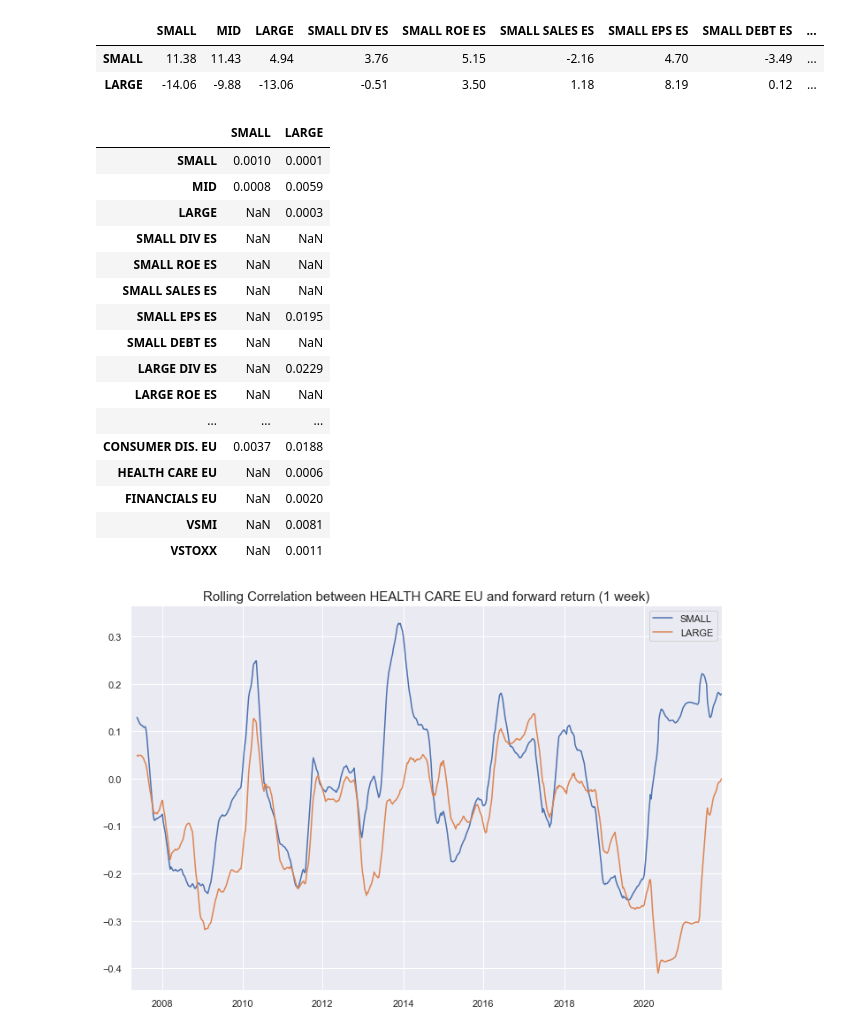
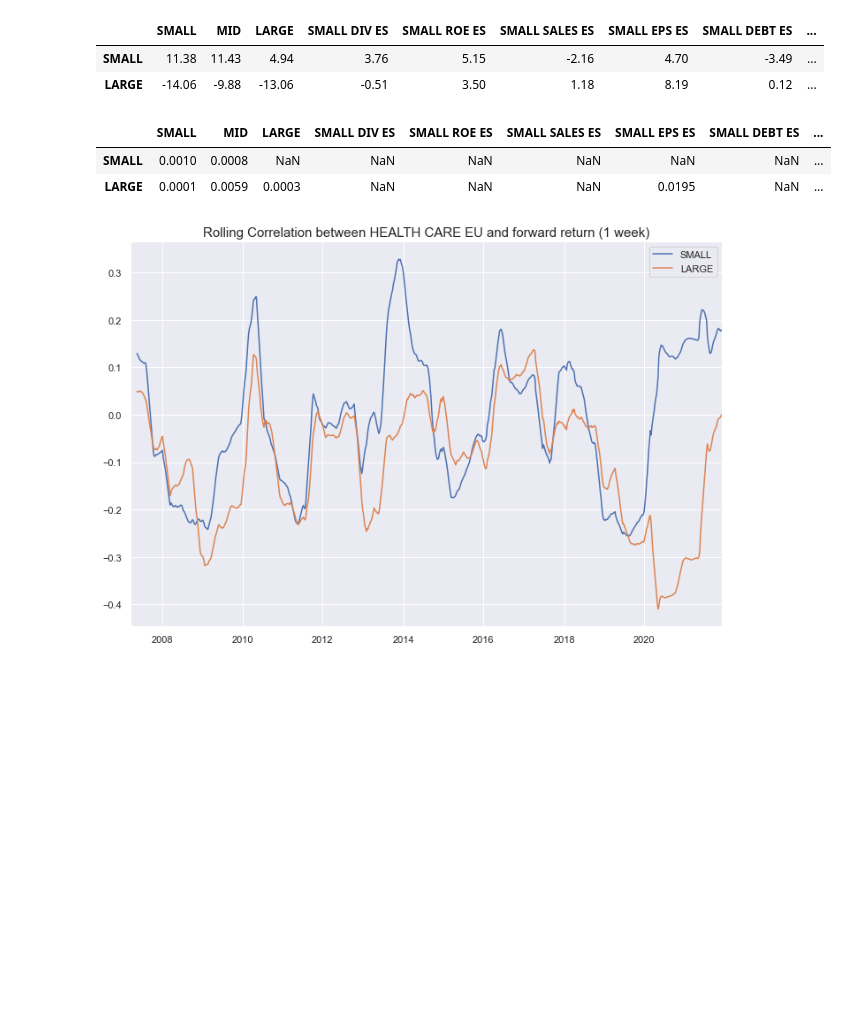
Before and after one commit to lacoupe/BCVS, a Jupyter notebook: SW/size/size.ipynb, the cells around one changed output. Cells and saved outputs as stored; diff of their text form; code cells hidden in the pictures; blank space fills up the shorter version.

```diff
--- a/SW/size/size.ipynb
+++ b/SW/size/size.ipynb
@@ -115,34 +115,20 @@ df_features_corr.round(4) * 100
 # %%
 import statsmodels.api as sm
 
 df_features_stat = pd.DataFrame(index=target_weekly_returns.columns)
 for feature in features_weekly_returns:
     for target in target_weekly_returns:
         endog = target_weekly_returns[target].shift(-1)[1:-1]
         exog = features_weekly_returns[feature][1:-1].fillna(method='ffill')
         model = sm.OLS(endog, exog, missing='raise')
         results = model.fit()
 
         df_features_stat.at[target, feature] = results.pvalues.values
-df_features_stat[df_features_stat < 0.05].round(4).T
+df_features_stat[df_features_stat < 0.05].round(4)
 # %% [output]
-|  | SMALL | LARGE |
-| SMALL | 0.0010 | 0.0001 |
-| MID | 0.0008 | 0.0059 |
-| LARGE | NaN | 0.0003 |
-| SMALL DIV ES | NaN | NaN |
-| SMALL ROE ES | NaN | NaN |
-| SMALL SALES ES | NaN | NaN |
-| SMALL EPS ES | NaN | 0.0195 |
-| SMALL DEBT ES | NaN | NaN |
-| LARGE DIV ES | NaN | 0.0229 |
-| LARGE ROE ES | NaN | NaN |
-| ... | ... | ... |
-| CONSUMER DIS. EU | 0.0037 | 0.0188 |
-| HEALTH CARE EU | NaN | 0.0006 |
-| FINANCIALS EU | NaN | 0.0020 |
-| VSMI | NaN | 0.0081 |
-| VSTOXX | NaN | 0.0011 |
+|  | SMALL | MID | LARGE | SMALL DIV ES | SMALL ROE ES | SMALL SALES ES | SMALL EPS ES | SMALL DEBT ES | ... |
+| SMALL | 0.0010 | 0.0008 | NaN | NaN | NaN | NaN | NaN | NaN | ... |
+| LARGE | 0.0001 | 0.0059 | 0.0003 | NaN | NaN | NaN | 0.0195 | NaN | ... |
 # %%
 fig, ax = plt.subplots(figsize=(12, 8))
 feature = 'HEALTH CARE EU'
```
Also changed, not shown: 3 other files.
